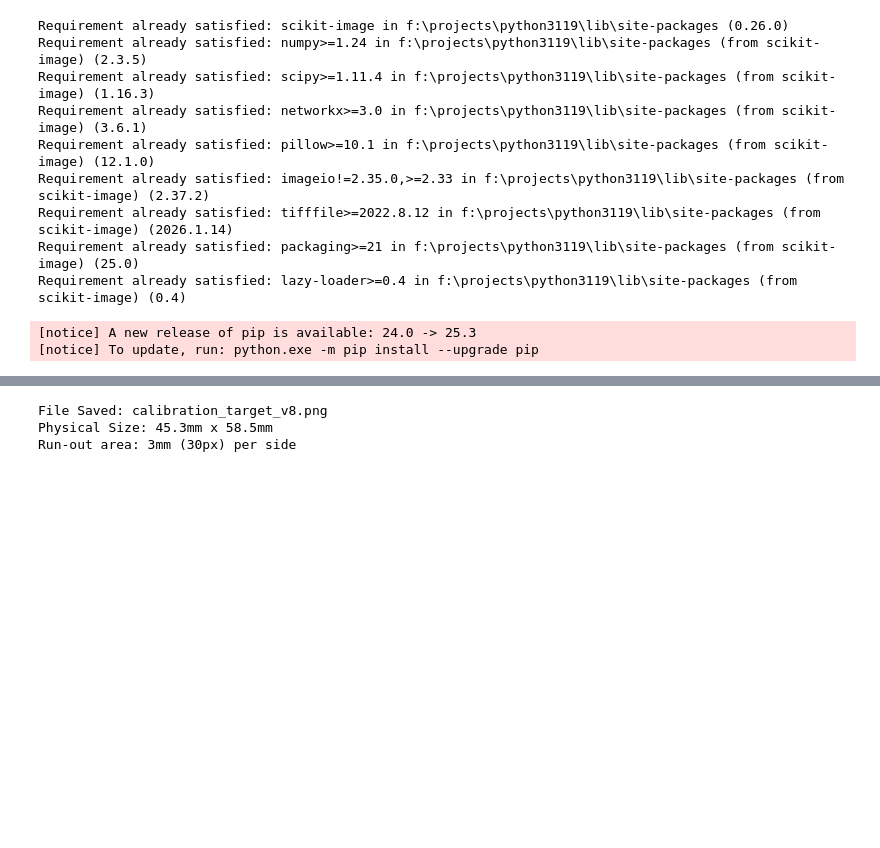
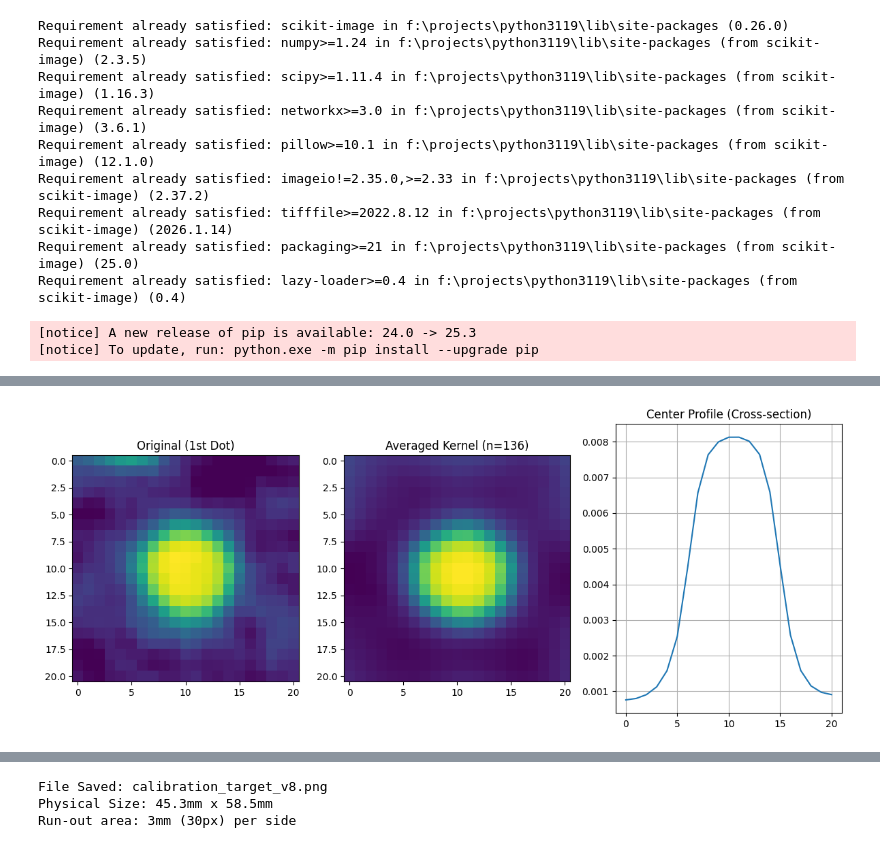
Before and after one commit to fun3md/maptoposter, a Jupyter notebook: jupyter/dotgain_calibration.ipynb, the cells around one changed output, grey strips where cells are left out. Cells and saved outputs as stored; diff of their text form; code cells hidden in the pictures; blank space fills up the shorter version.

```diff
--- a/jupyter/dotgain_calibration.ipynb
+++ b/jupyter/dotgain_calibration.ipynb
@@ -416,3 +416,93 @@ Requirement already satisfied: packaging>=21 in f:\projects\python3119\lib\site-
 Requirement already satisfied: lazy-loader>=0.4 in f:\projects\python3119\lib\site-packages (from scikit-image) (0.4)
 [notice] A new release of pip is available: 24.0 -> 25.3
 [notice] To update, run: python.exe -m pip install --upgrade pip
+# %%
+import cv2
+import numpy as np
+import matplotlib.pyplot as plt
+
+# 1. Configuration
+image_path = 'dotdetail.png'
+kernel_size = 21         # Size of the kernel (odd number)
+num_dots_to_average = 50 # Number of dots to find and average
+kernel_filename = 'averaged_deconvolution_kernel.npy'
+
+# 2. Load and Pre-process
+img = cv2.imread(image_path, cv2.IMREAD_GRAYSCALE)
+if img is None:
+    raise FileNotFoundError(f"Image not found at {image_path}")
+
+# Threshold to find dots (Inverted: dots become white, paper becomes black)
+_, thresh = cv2.threshold(img, 0, 255, cv2.THRESH_BINARY_INV + cv2.THRESH_OTSU)
+
+# 3. Find and Filter Contours
+contours, _ = cv2.findContours(thresh, cv2.RETR_EXTERNAL, cv2.CHAIN_APPROX_SIMPLE)
+
+# Filter dots based on area (avoiding dust or large ink clumps)
+# We calculate the median area to identify "standard" dots
+areas = [cv2.contourArea(c) for c in contours if cv2.contourArea(c) > 5]
+median_area = np.median(areas)
+valid_contours = [c for c in contours if 0.7 * median_area < cv2.contourArea(c) < 1.3 * median_area]
+
+print(f"Found {len(valid_contours)} candidate dots. Averaging the top {num_dots_to_average}...")
+
+# 4. Extract and Average
+kernels = []
+half = kernel_size // 2
+
+for i, cnt in enumerate(valid_contours):
+    # Calculate Center of Mass (Moments) for sub-pixel centering accuracy
+    M = cv2.moments(cnt)
+    if M["m00"] == 0: continue
+
+    cx = int(M["m10"] / M["m00"])
+    cy = int(M["m01"] / M["m00"])
+
+    # Ensure crop stays within image boundaries
+    if cy-half < 0 or cy+half+1 > img.shape[0] or cx-half < 0 or cx+half+1 > img.shape[1]:
+        continue
+
+    # Extract crop from original image
+    dot_crop = img[cy-half : cy+half+1, cx-half : cx+half+1].astype(np.float32)
+
+    # Invert (so dot is signal/light and paper is background/dark)
+    # Background subtraction: use the maximum value in the crop as the 'paper' value
+    paper_level = np.percentile(dot_crop, 95)
+    dot_signal = paper_level - dot_crop
+    dot_signal = np.maximum(dot_signal, 0) # Clip negative values
+
+    kernels.append(dot_signal)
+
+if not kernels:
+    raise ValueError("No valid dots were found. Check the thresholding or image quality.")
+
+# Average all extracted dots
+master_kernel = np.mean(kernels, axis=0)
+
+# 5. Final Normalization
+# Kernel must sum to 1.0 for deconvolution to maintain image brightness
+master_kernel /= master_kernel.sum()
+
+# 6. Save and Visualize
+np.save(kernel_filename, master_kernel)
+
+plt.figure(figsize=(12, 5))
+plt.subplot(1, 3, 1)
+plt.title("Original (1st Dot)")
+plt.imshow(kernels[0], cmap='viridis')
+
+plt.subplot(1, 3, 2)
+plt.title(f"Averaged Kernel (n={len(kernels)})")
+plt.imshow(master_kernel, cmap='viridis')
+
+plt.subplot(1, 3, 3)
+plt.title("Center Profile (Cross-section)")
+plt.plot(master_kernel[half, :])
+plt.grid(True)
+
+plt.tight_layout()
+plt.show()
+
+print(f"Master kernel saved to {kernel_filename}")
+print(f"Kernel shape: {master_kernel.shape}")
+# %% [output]
@@ -418,0 +510 @@ Requirement already satisfied: lazy-loader>=0.4 in f:\projects\python3119\lib\si
+[figure, added]
```
Also changed, not shown: parts of 8 cells of this notebook, 13 other files.
